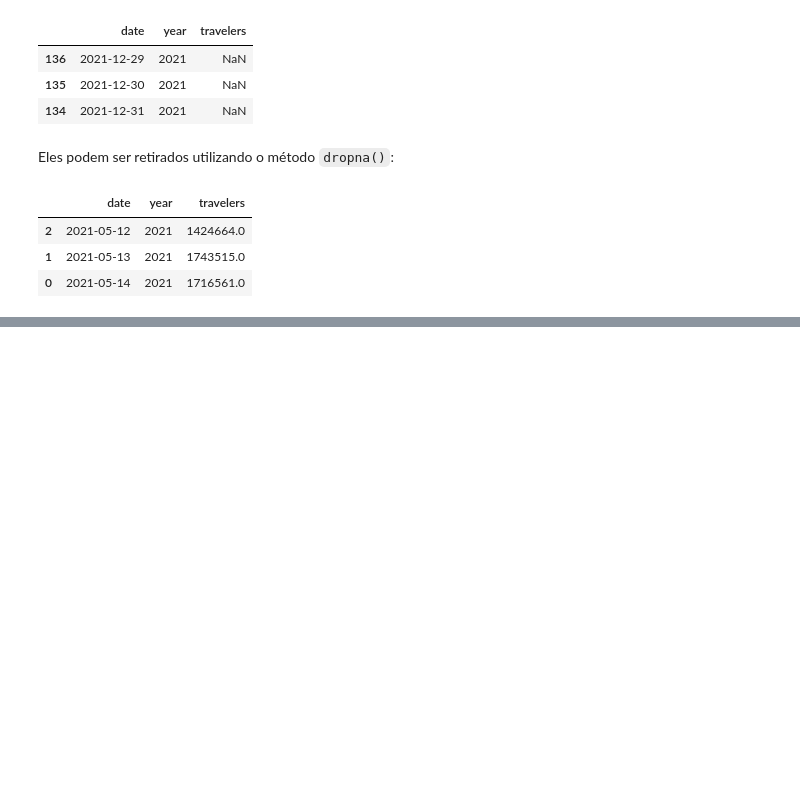
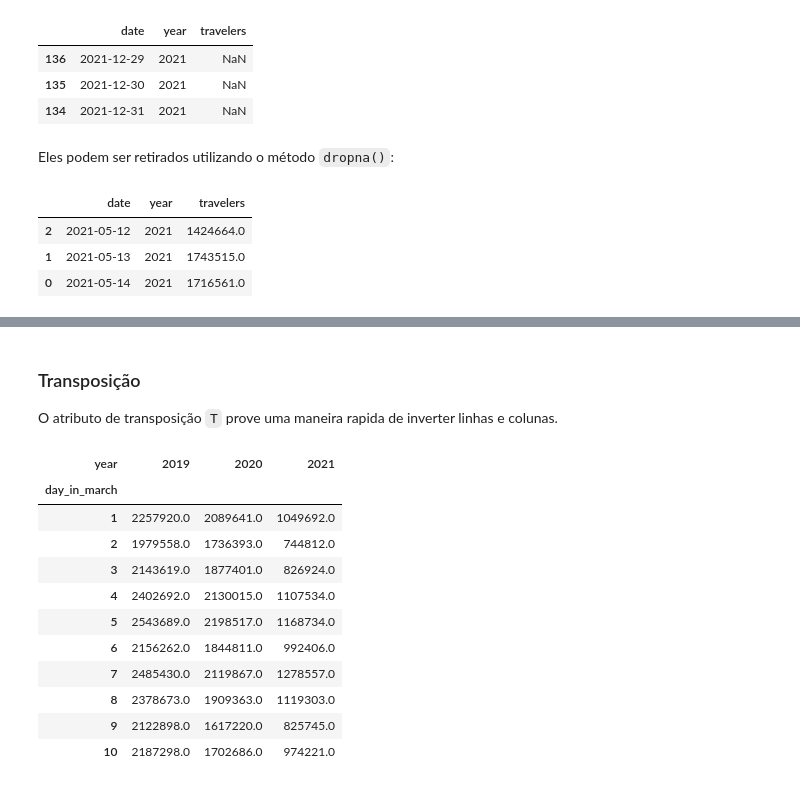
Before and after one commit to nicolas1707/pandas-workshop, a Jupyter notebook: notebooks/Anotações.ipynb, the cells around one changed output, grey strips where cells are left out. Saved outputs shown, nothing was run; the diff lists cells and outputs as text; code cells hidden in the pictures; blank space fills up the shorter version.

```diff
--- a/notebooks/Anotações.ipynb
+++ b/notebooks/Anotações.ipynb
@@ -692,0 +420,19 @@ tsa_melted.sort_values('date').tail(3)
+# %% [markdown]
+### Transposição
+
+O atributo de transposição `T` prove uma maneira rapida de inverter linhas e colunas.
+# %%
+tsa_pivoted.T
+# %% [output]
+| year | 2019 | 2020 | 2021 |
+| day_in_march |  |  |  |
+| 1 | 2257920.0 | 2089641.0 | 1049692.0 |
+| 2 | 1979558.0 | 1736393.0 | 744812.0 |
+| 3 | 2143619.0 | 1877401.0 | 826924.0 |
+| 4 | 2402692.0 | 2130015.0 | 1107534.0 |
+| 5 | 2543689.0 | 2198517.0 | 1168734.0 |
+| 6 | 2156262.0 | 1844811.0 | 992406.0 |
+| 7 | 2485430.0 | 2119867.0 | 1278557.0 |
+| 8 | 2378673.0 | 1909363.0 | 1119303.0 |
+| 9 | 2122898.0 | 1617220.0 | 825745.0 |
+| 10 | 2187298.0 | 1702686.0 | 974221.0 |
```
Also changed, not shown: parts of 55 cells of this notebook.
